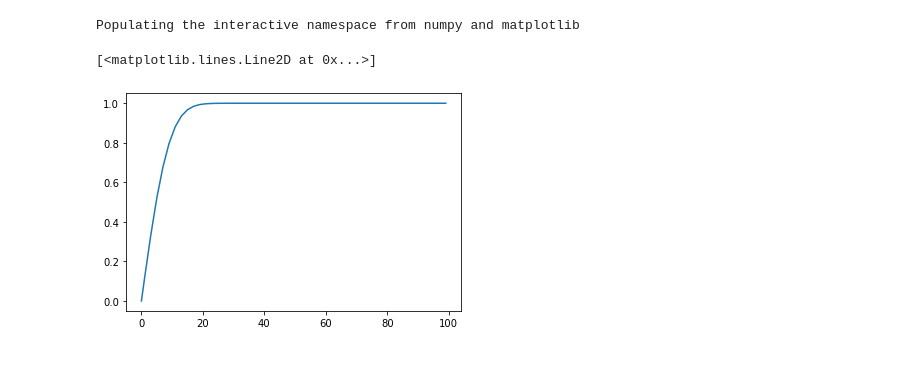
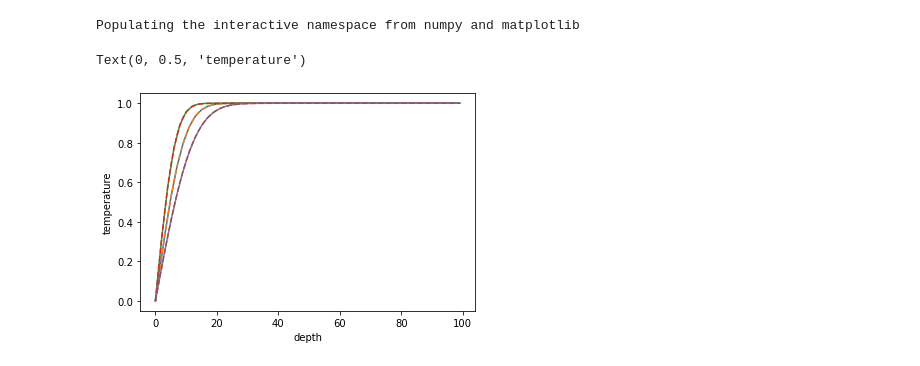
Before and after one commit to speleophysics/Math-modeling-2020, a Jupyter notebook: heat-equation/heat-equation.ipynb, the cells around one changed output. Cells and saved outputs as stored; diff of their text form; code cells hidden in the pictures.

```diff
--- a/heat-equation/heat-equation.ipynb
+++ b/heat-equation/heat-equation.ipynb
@@ -10,15 +11,29 @@ nt = 100
 nx = 100
 T = zeros([nt, nx])
 #Set initial condition
-T[0,:] = 1.
+T_init = 1.
+T_ocean = 0.
+T[0,:] = T_init
 #Set boundary conditions
-T[:,0] = 0.
-T[:,-1] = 1.
+T[:,0] = T_ocean
+T[:,-1] = T_init
 #Loop through solution
 for n in arange(nt-1):
     T[n+1,1:-1] = Fo*T[n,2:] + (1 - 2*Fo)*T[n,1:-1] + Fo*T[n,0:-2]
-# %%
-plot(T[50,:])
-# %% [output]
-[<matplotlib.lines.Line2D at 0x...>]
-[figure, removed]
+# %%
+def T_ana(n):
+    j = arange(nx)
+    return T_ocean + (T_init - T_ocean)*erf(0.5*sqrt(j**2/(Fo*n)))
+
+
+plot(T[50,:])
+plot(T_ana(50), '--')
+plot(T[25,:])
+plot(T_ana(25), '--')
+plot(T[90,:])
+plot(T_ana(90), '--')
+xlabel('depth')
+ylabel('temperature')
+# %% [output]
+Text(0, 0.5, 'temperature')
+[figure, added]
```
Also changed, not shown: parts of 2 cells of this notebook.
